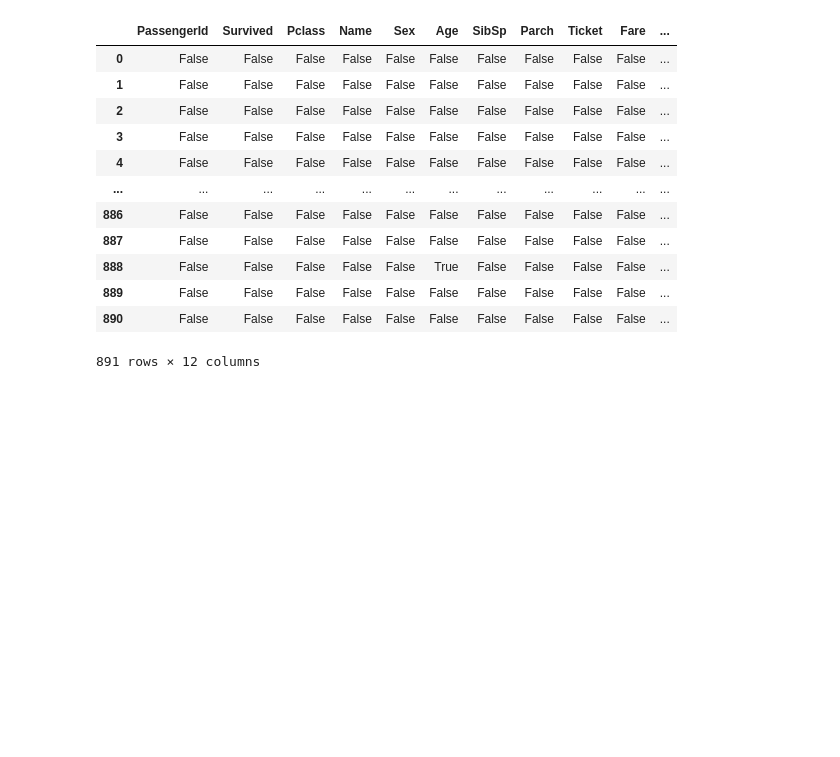
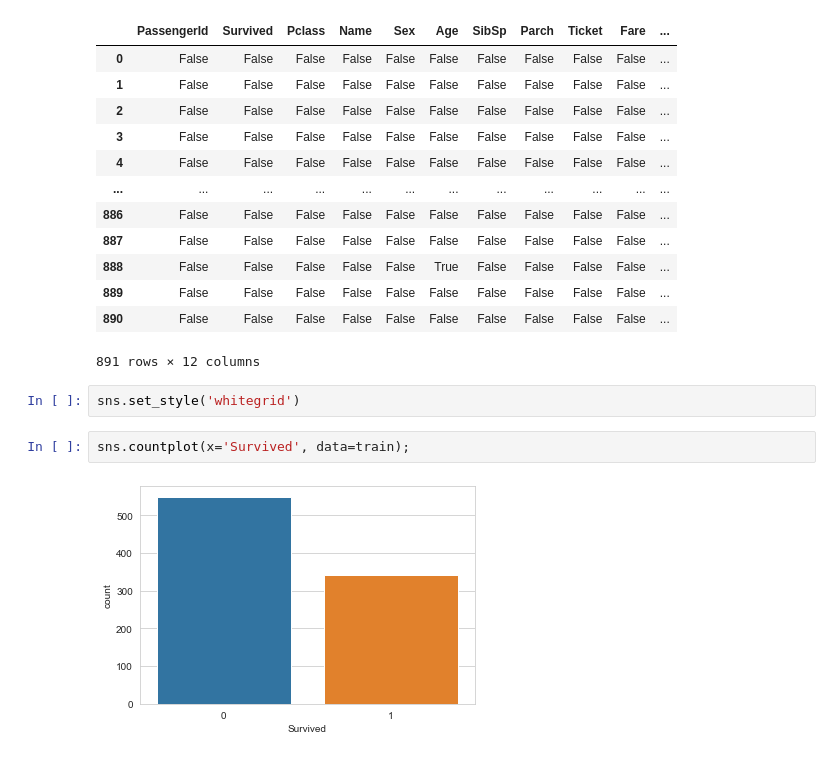
Before and after one commit to GKPSingh/M3D2, a Jupyter notebook: Logistic Regression.ipynb, the cells around one changed output. Cells and saved outputs as stored; diff of their text form; blank space fills up the shorter version.

```diff
--- a/Logistic Regression.ipynb
+++ b/Logistic Regression.ipynb
@@ -31,3 +31,9 @@ train.isnull()
 | 889 | False | False | False | False | False | False | False | False | False | False | ... |
 | 890 | False | False | False | False | False | False | False | False | False | False | ... |
 891 rows × 12 columns
+# %%
+sns.set_style('whitegrid')
+# %%
+sns.countplot(x='Survived', data=train);
+# %% [output]
+[figure, added]
```
Also changed, not shown: parts of 8 cells of this notebook.
